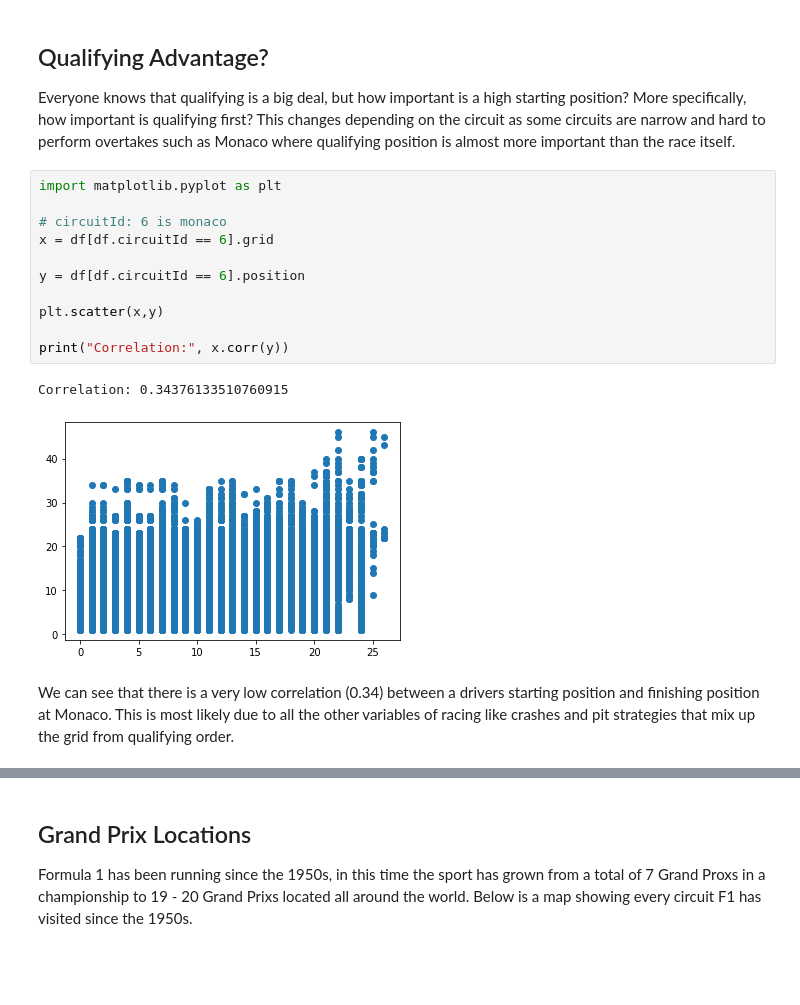
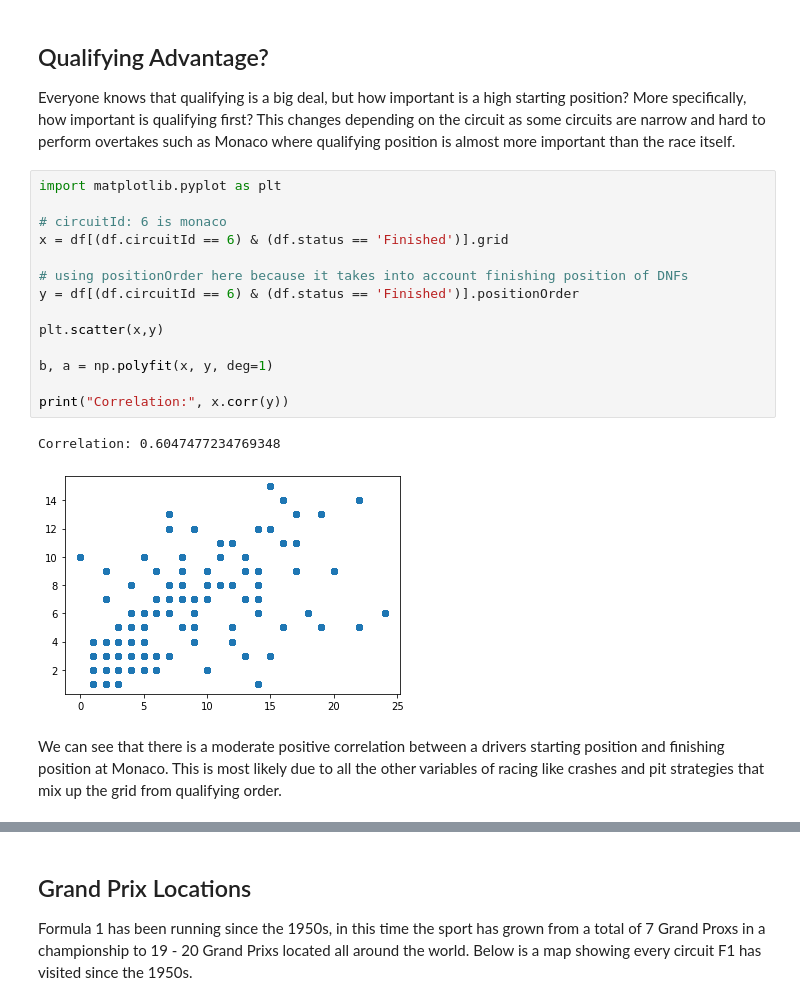
Before and after one commit to Robert336/Final-Project-CP468, a Jupyter notebook: F1_Predictor.ipynb, the cells around one changed output, grey strips where cells are left out. Saved outputs shown, nothing was run; the diff lists cells and outputs as text; blank space fills up the shorter version.

Commit message:
fix qualifying analysis

```diff
--- a/F1_Predictor.ipynb
+++ b/F1_Predictor.ipynb
@@ -507,16 +545,19 @@ Everyone knows that qualifying is a big deal, but how important is a high starti
 # %%
 import matplotlib.pyplot as plt
 
 # circuitId: 6 is monaco
-x = df[df.circuitId == 6].grid
+x = df[(df.circuitId == 6) & (df.status == 'Finished')].grid
 
-y = df[df.circuitId == 6].position
+# using positionOrder here because it takes into account finishing position of DNFs
+y = df[(df.circuitId == 6) & (df.status == 'Finished')].positionOrder
 
 plt.scatter(x,y)
 
+b, a = np.polyfit(x, y, deg=1)
+
 print("Correlation:", x.corr(y))
 # %% [output]
-Correlation: 0.34376133510760915
+Correlation: 0.6047477234769348
-[figure, old version]
+[figure, new version]
 # %% [markdown]
-We can see that there is a very low correlation (0.34) between a drivers starting position and finishing position at Monaco. This is most likely due to all the other variables of racing like crashes and pit strategies that mix up the grid from qualifying order.
+We can see that there is a moderate positive correlation between a drivers starting position and finishing position at Monaco. This is most likely due to all the other variables of racing like crashes and pit strategies that mix up the grid from qualifying order.
```
Also changed, not shown: parts of 7 cells of this notebook.
